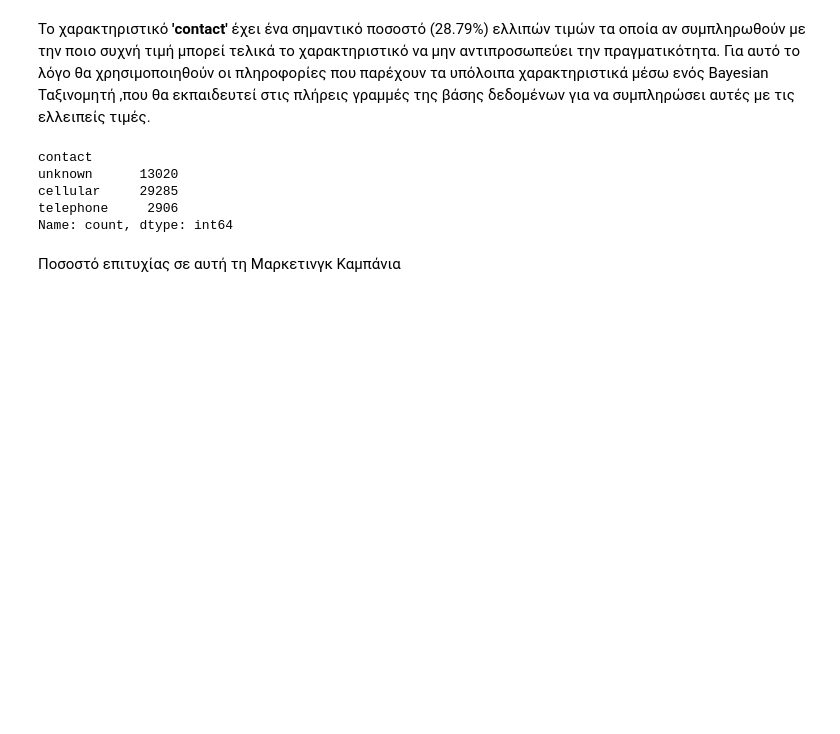
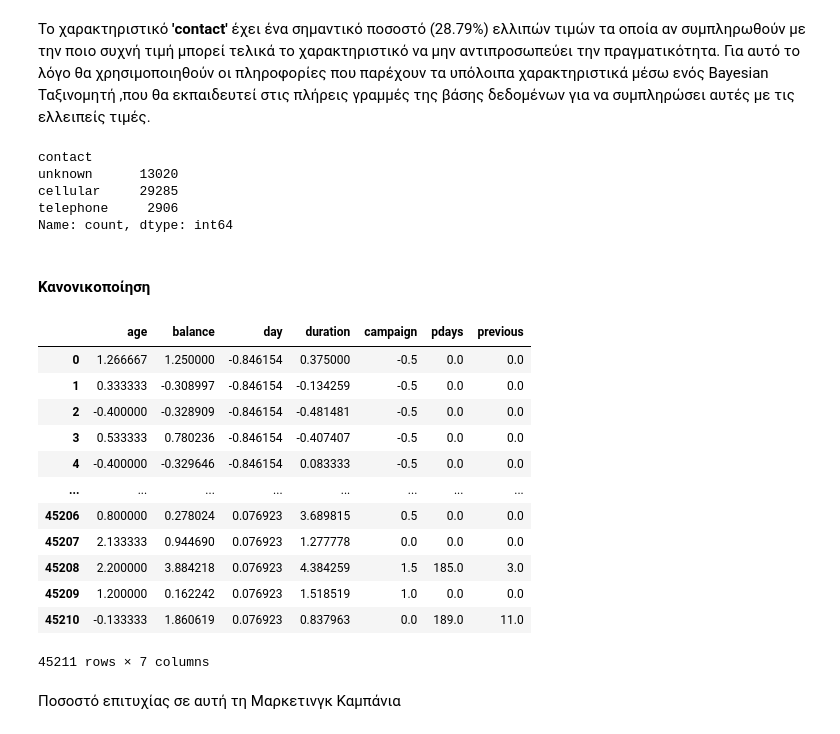
Before and after one commit to chMastellou/Data_Analysis_Assignment_2024, a Jupyter notebook: data_preprocessing/data_preprocessing.ipynb, the cells around one changed output. Cells and saved outputs as stored; diff of their text form; code cells hidden in the pictures; blank space fills up the shorter version.

Commit message:
scaler, final db

```diff
--- a/data_preprocessing/data_preprocessing.ipynb
+++ b/data_preprocessing/data_preprocessing.ipynb
@@ -363,6 +355,29 @@ unknown      13020
 cellular     29285
 telephone     2906
 Name: count, dtype: int64
+# %% [markdown]
+#### Κανονικοποίηση
+# %%
+X = numeric_columns.to_numpy()
+transformer = RobustScaler().fit(X)
+normalized_X =transformer.transform(X)
+# %%
+clean_numerical_columns = pd.DataFrame(normalized_X, columns=numeric_columns.columns)
+clean_numerical_columns
+# %% [output]
+|  | age | balance | day | duration | campaign | pdays | previous |
+| 0 | 1.266667 | 1.250000 | -0.846154 | 0.375000 | -0.5 | 0.0 | 0.0 |
+| 1 | 0.333333 | -0.308997 | -0.846154 | -0.134259 | -0.5 | 0.0 | 0.0 |
+| 2 | -0.400000 | -0.328909 | -0.846154 | -0.481481 | -0.5 | 0.0 | 0.0 |
+| 3 | 0.533333 | 0.780236 | -0.846154 | -0.407407 | -0.5 | 0.0 | 0.0 |
+| 4 | -0.400000 | -0.329646 | -0.846154 | 0.083333 | -0.5 | 0.0 | 0.0 |
+| ... | ... | ... | ... | ... | ... | ... | ... |
+| 45206 | 0.800000 | 0.278024 | 0.076923 | 3.689815 | 0.5 | 0.0 | 0.0 |
+| 45207 | 2.133333 | 0.944690 | 0.076923 | 1.277778 | 0.0 | 0.0 | 0.0 |
+| 45208 | 2.200000 | 3.884218 | 0.076923 | 4.384259 | 1.5 | 185.0 | 3.0 |
+| 45209 | 1.200000 | 0.162242 | 0.076923 | 1.518519 | 1.0 | 0.0 | 0.0 |
+| 45210 | -0.133333 | 1.860619 | 0.076923 | 0.837963 | 0.0 | 189.0 | 11.0 |
+45211 rows × 7 columns
 # %% [markdown]
 Ποσοστό επιτυχίας σε αυτή τη Μαρκετινγκ Καμπάνια
 # %%
```
Also changed, not shown: parts of 18 cells of this notebook.
